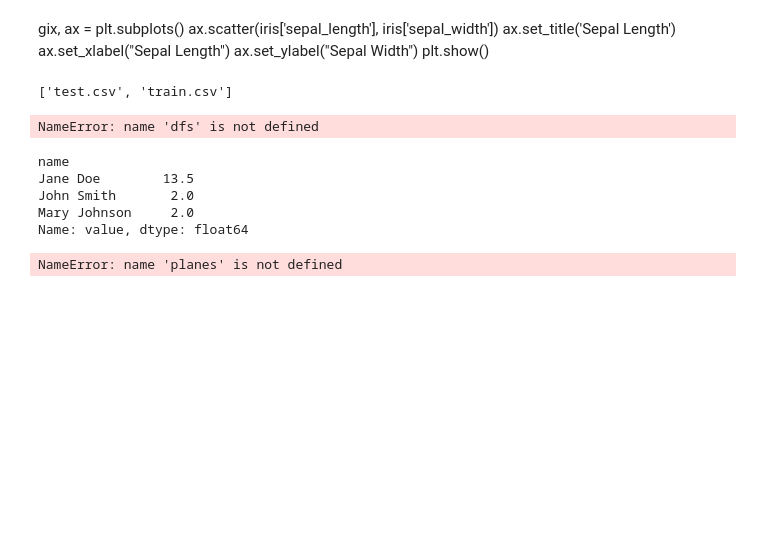
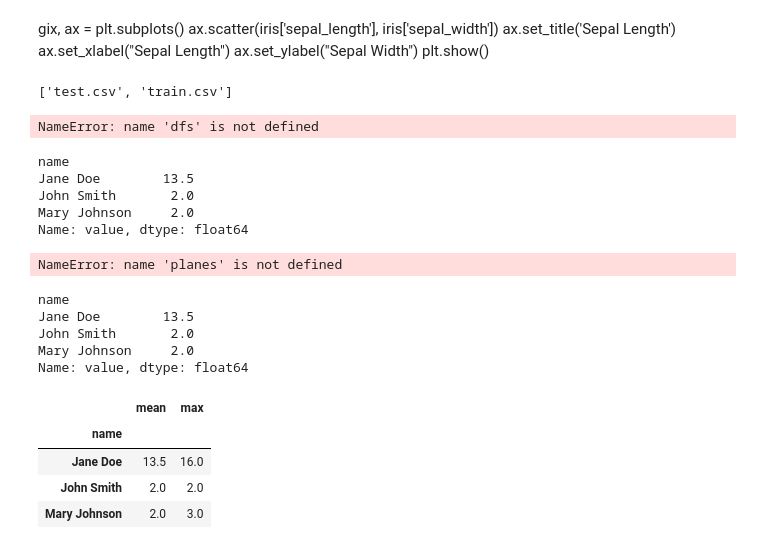
Before and after one commit to penasta/NLP, a Jupyter notebook: curso_py.ipynb, the cells around one changed output. Saved outputs shown, nothing was run; the diff lists cells and outputs as text; code cells hidden in the pictures; blank space fills up the shorter version.

```diff
--- a/curso_py.ipynb
+++ b/curso_py.ipynb
@@ -2225,3 +2225,28 @@ plt.xticks(rotation=45)
 plt.show()
 # %% [output]
 NameError: name 'planes' is not defined
+# %%
+import pandas as pd
+import numpy as np
+
+df = pd.DataFrame({
+    'name':['John Smith','Jane Doe','Mary Johnson'],
+    'treatment_a':[np.NaN,16,3],
+    'treatment_b':[2,11,1]
+})
+df_melt = pd.melt(df,id_vars='name')
+df_melt.groupby('name')['value'].mean()
+# %% [output]
+name
+Jane Doe        13.5
+John Smith       2.0
+Mary Johnson     2.0
+Name: value, dtype: float64
+# %%
+df_melt.groupby("name")["value"].agg(['mean','max'])
+# %% [output]
+|  | mean | max |
+| name |  |  |
+| Jane Doe | 13.5 | 16.0 |
+| John Smith | 2.0 | 2.0 |
+| Mary Johnson | 2.0 | 3.0 |
```
Also changed, not shown: 10 other files.
